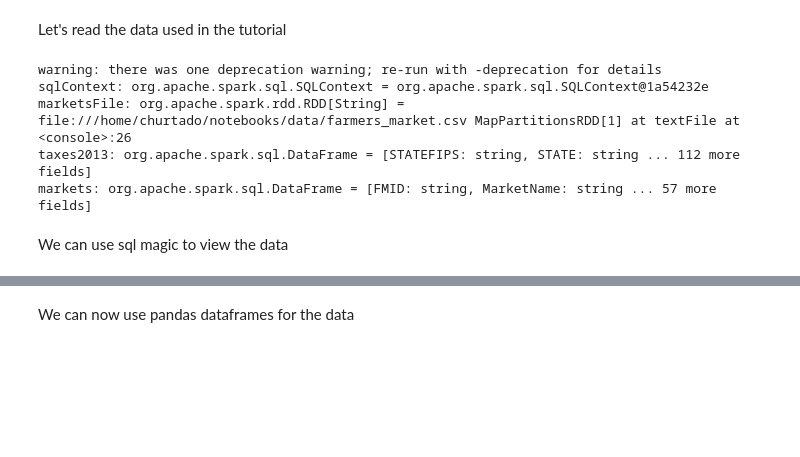
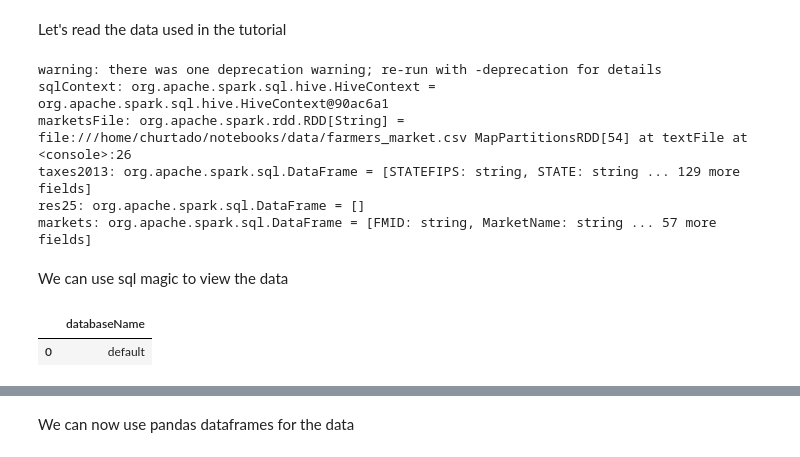
Before and after one commit to churtado/ai, a Jupyter notebook: churtado/databricks/Data Scientist.ipynb, the cells around one changed output, grey strips where cells are left out. Saved outputs shown, nothing was run; the diff lists cells and outputs as text; code cells hidden in the pictures; blank space fills up the shorter version.

```diff
--- a/churtado/databricks/Data Scientist.ipynb
+++ b/churtado/databricks/Data Scientist.ipynb
@@ -26,22 +28,30 @@ SparkSession available as 'spark'.
 Let's read the data used in the tutorial
 # %%
 %%spark
-val sqlContext = new org.apache.spark.sql.SQLContext(sc)
+val sqlContext = new org.apache.spark.sql.hive.HiveContext(sc)
 
 val marketsFile = sc.textFile("file:///home/churtado/notebooks/data/farmers_market.csv")
 
 val taxes2013 = spark.read.format("csv").option("header", "true").load("file:///home/churtado/notebooks/data/zipcodes.csv")
 taxes2013.createOrReplaceTempView("taxes2013")
+
 val markets = spark.read.format("csv").option("header", "true").load("file:///home/churtado/notebooks/data/farmers_market.csv")
 markets.createOrReplaceTempView("markets")
 # %% [output]
 warning: there was one deprecation warning; re-run with -deprecation for details
-sqlContext: org.apache.spark.sql.SQLContext = org.apache.spark.sql.SQLContext@1a54232e
-marketsFile: org.apache.spark.rdd.RDD[String] = file:///home/churtado/notebooks/data/farmers_market.csv MapPartitionsRDD[1] at textFile at <console>:26
-taxes2013: org.apache.spark.sql.DataFrame = [STATEFIPS: string, STATE: string ... 112 more fields]
+sqlContext: org.apache.spark.sql.hive.HiveContext = org.apache.spark.sql.hive.HiveContext@90ac6a1
+marketsFile: org.apache.spark.rdd.RDD[String] = file:///home/churtado/notebooks/data/farmers_market.csv MapPartitionsRDD[54] at textFile at <console>:26
+taxes2013: org.apache.spark.sql.DataFrame = [STATEFIPS: string, STATE: string ... 129 more fields]
+res25: org.apache.spark.sql.DataFrame = []
 markets: org.apache.spark.sql.DataFrame = [FMID: string, MarketName: string ... 57 more fields]
 # %% [markdown]
 We can use sql magic to view the data
+# %%
+%%spark -c sql
+SHOW SCHEMAS
+# %% [output]
+|  | databaseName |
+| 0 | default |
 # %%
 %%spark -c sql
 SHOW TABLES
```
Also changed, not shown: parts of 24 cells of this notebook, 3 other files.
